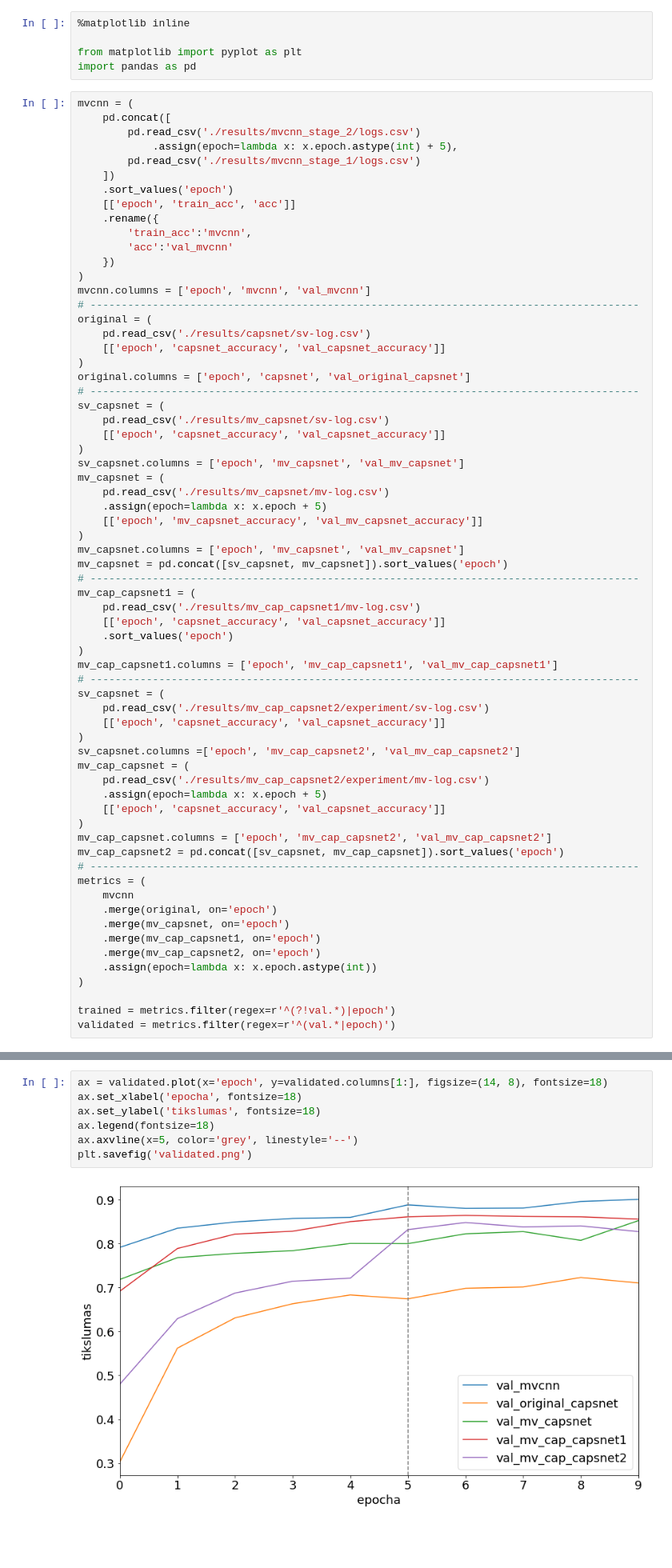
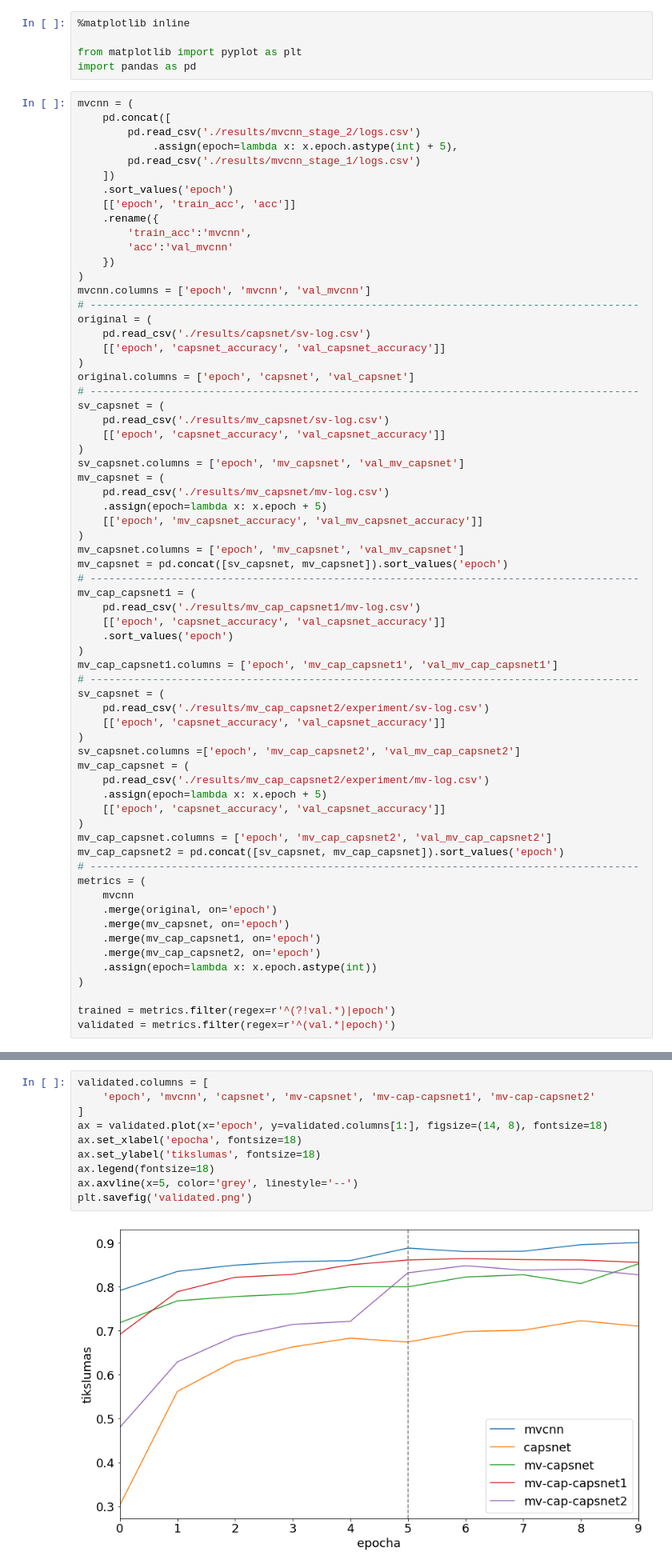
Before and after one commit to AleksasVaitulevicius/masters_kaggle, a Jupyter notebook: metrics.ipynb, the cells around one changed output, grey strips where cells are left out. Shown: that part at 80% size. Drawn from its saved outputs; the diff is of its cells as text; blank space fills up the shorter version.

```diff
--- a/metrics.ipynb
+++ b/metrics.ipynb
@@ -23,7 +23,7 @@ original = (
 	pd.read_csv('./results/capsnet/sv-log.csv')
 	[['epoch', 'capsnet_accuracy', 'val_capsnet_accuracy']]
 )
-original.columns = ['epoch', 'capsnet', 'val_original_capsnet']
+original.columns = ['epoch', 'capsnet', 'val_capsnet']
 # ----------------------------------------------------------------------------------------
 sv_capsnet = (
 	pd.read_csv('./results/mv_capsnet/sv-log.csv')
@@ -111,11 +111,14 @@ plt.savefig('trained.png')
 # %% [output]
 [figure]
 # %%
+validated.columns = [
+	'epoch', 'mvcnn', 'capsnet', 'mv-capsnet', 'mv-cap-capsnet1', 'mv-cap-capsnet2'
+]
 ax = validated.plot(x='epoch', y=validated.columns[1:], figsize=(14, 8), fontsize=18)
 ax.set_xlabel('epocha', fontsize=18)
 ax.set_ylabel('tikslumas', fontsize=18)
 ax.legend(fontsize=18)
 ax.axvline(x=5, color='grey', linestyle='--')
 plt.savefig('validated.png')
 # %% [output]
-[figure, old version]
+[figure, new version]
```
